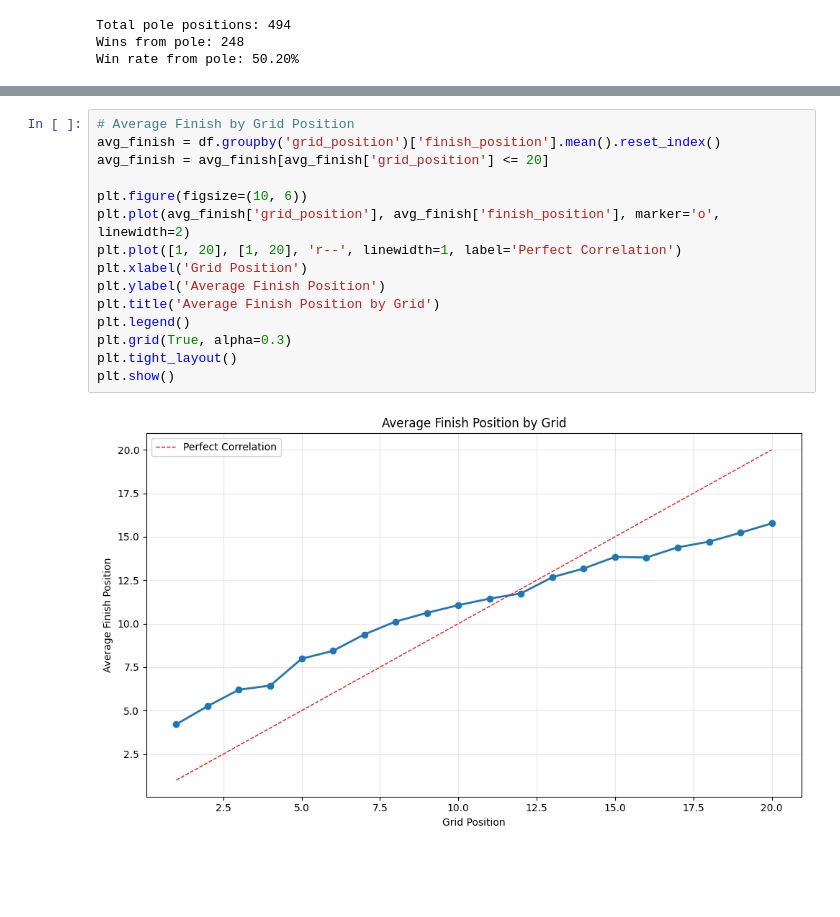
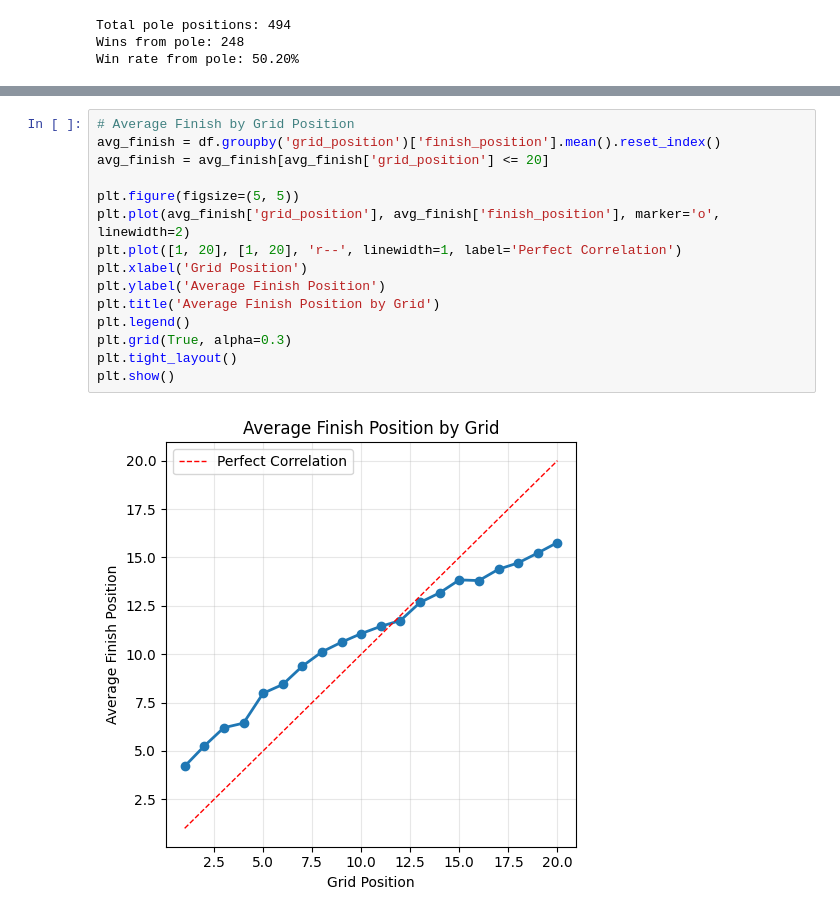
Before and after one commit to INFO-523-F25/final-project-team-1, a Jupyter notebook: scripts/01_EDA.ipynb, the cells around one changed output, grey strips where cells are left out. Saved outputs shown, nothing was run; the diff lists cells and outputs as text; blank space fills up the shorter version.

```diff
--- a/scripts/01_EDA.ipynb
+++ b/scripts/01_EDA.ipynb
@@ -192,20 +170,20 @@ Name: finish_position, dtype: float64
 # %%
 # Average Finish by Grid Position
 avg_finish = df.groupby('grid_position')['finish_position'].mean().reset_index()
 avg_finish = avg_finish[avg_finish['grid_position'] <= 20]
 
-plt.figure(figsize=(10, 6))
+plt.figure(figsize=(5, 5))
 plt.plot(avg_finish['grid_position'], avg_finish['finish_position'], marker='o', linewidth=2)
 plt.plot([1, 20], [1, 20], 'r--', linewidth=1, label='Perfect Correlation')
 plt.xlabel('Grid Position')
 plt.ylabel('Average Finish Position')
 plt.title('Average Finish Position by Grid')
 plt.legend()
 plt.grid(True, alpha=0.3)
 plt.tight_layout()
 plt.show()
 # %% [output]
-[figure, old version]
+[figure, new version]
 # %%
 # Summary
 
```
Also changed, not shown: parts of 11 cells of this notebook, 5 other files.
